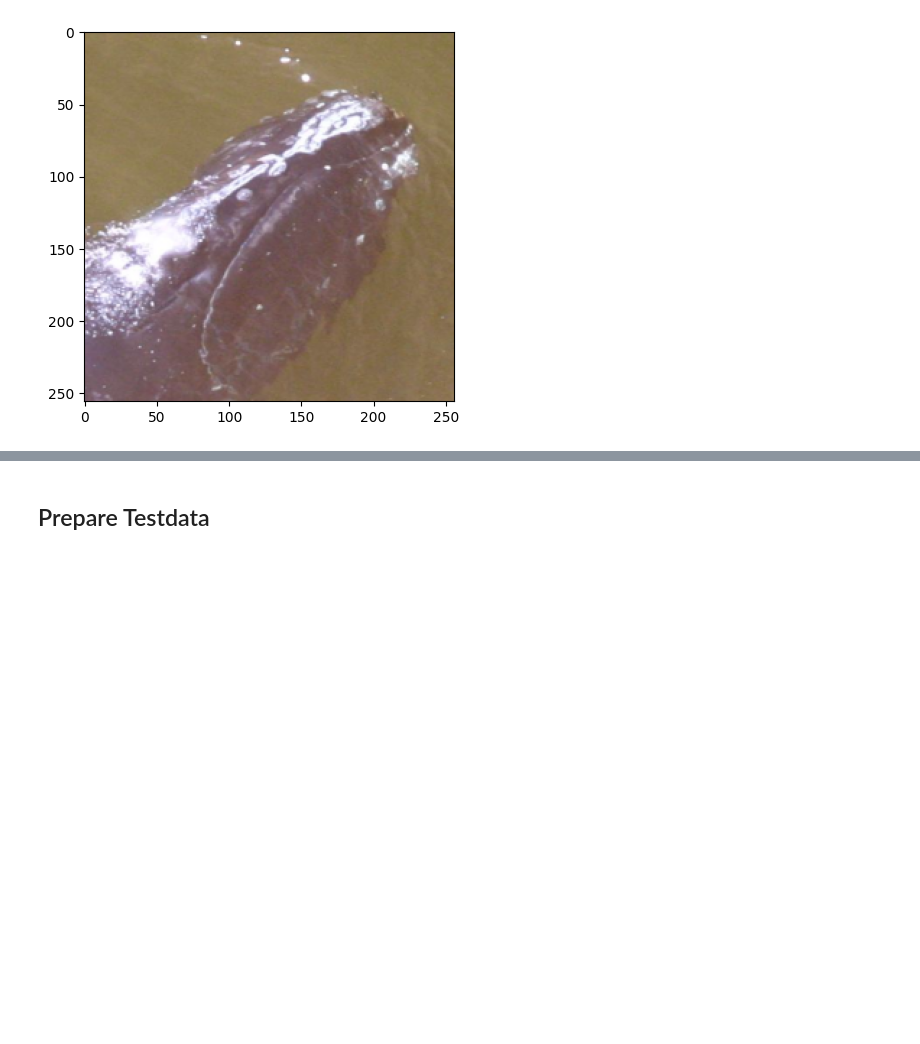
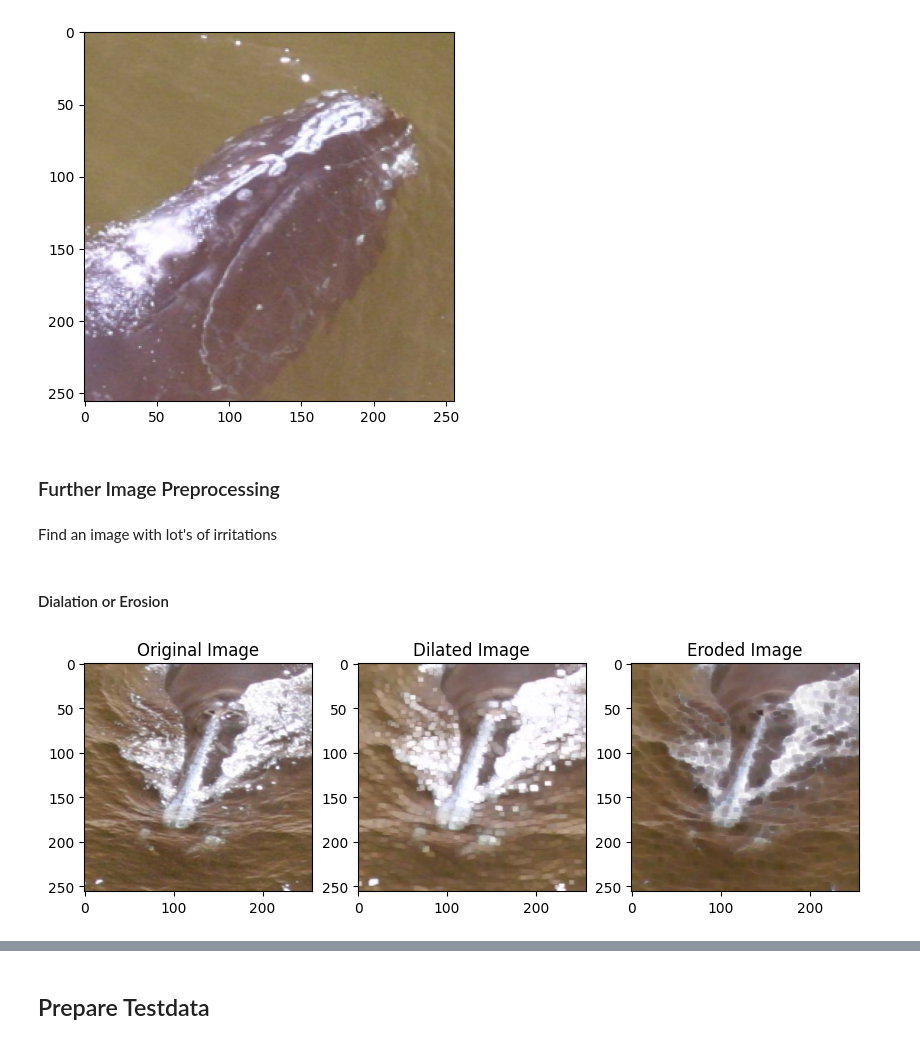
Before and after one commit to HSLU-Projects/ARTIFIN, a Jupyter notebook: 2_CreateTrainData.ipynb, the cells around one changed output, grey strips where cells are left out. Cells and saved outputs as stored; diff of their text form; code cells hidden in the pictures; blank space fills up the shorter version.

```diff
--- a/2_CreateTrainData.ipynb
+++ b/2_CreateTrainData.ipynb
@@ -161,3 +159,45 @@ if prediction:
     plt.imshow(resized)
 # %% [output]
 [figure]
+# %% [markdown]
+### Further Image Preprocessing
+# %% [markdown]
+Find an image with lot's of irritations
+# %%
+image_path = os.path.join(image_dir, "w_38.jpg")
+prediction = rfh.get_prediction(image_path)
+if prediction:
+    image = cv2.imread(image_path)
+    start_point, end_point = calculate_bounding_box(prediction['x'], prediction['y'], prediction['width'], prediction['height'])
+    cropped = crop_image(image, start_point, end_point)
+    resized = cv2.resize(cropped, (256,256), interpolation = cv2.INTER_AREA)
+# %% [markdown]
+#### Dialation or Erosion
+# %%
+# Define the kernel for dilation
+kernel = np.ones((4, 4), np.uint8)  # You can adjust the kernel size as needed
+
+# Apply dilation
+dilated_img = cv2.dilate(resized, kernel, iterations=1)
+# Apply erosion
+eroded_img = cv2.erode(resized, kernel, iterations=1)
+
+# Display the original and dilated images side by side
+plt.figure(figsize=(10, 5))
+
+plt.subplot(1, 3, 1)
+plt.title('Original Image')
+plt.imshow(resized, cmap='gray')
+
+plt.subplot(1, 3, 2)
+plt.title('Dilated Image')
+plt.imshow(dilated_img, cmap='gray')
+
+plt.subplot(1, 3, 3)
+plt.title('Eroded Image')
+plt.imshow(eroded_img, cmap='gray')
+
+
+plt.show()
+# %% [output]
+[figure, added]
```
Also changed, not shown: parts of 7 cells of this notebook, 1 other file.
